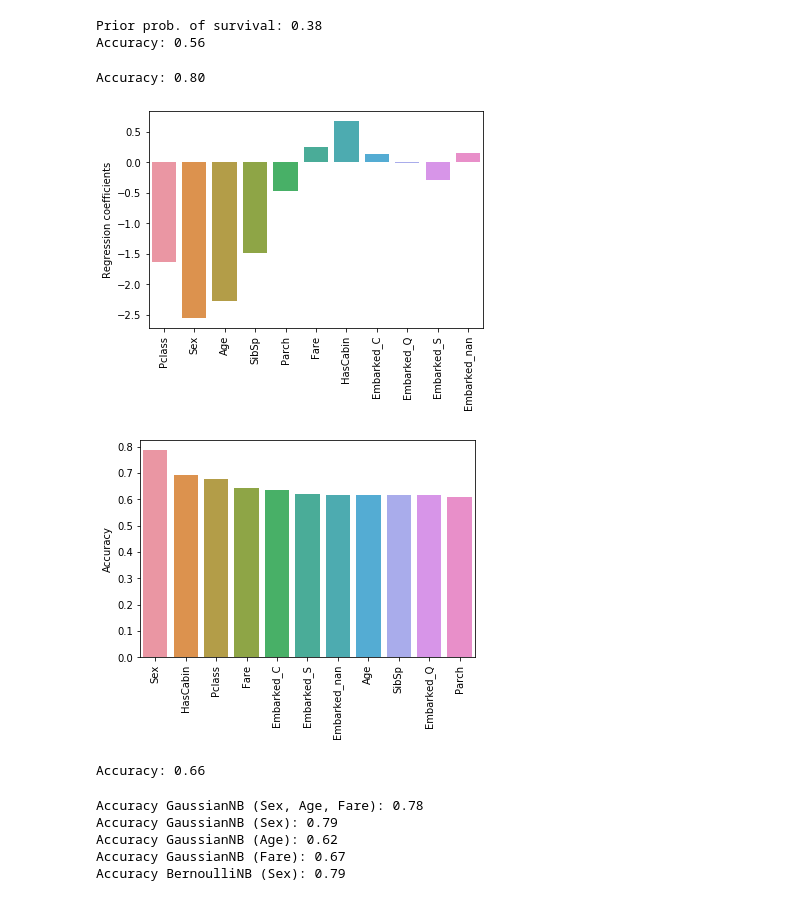
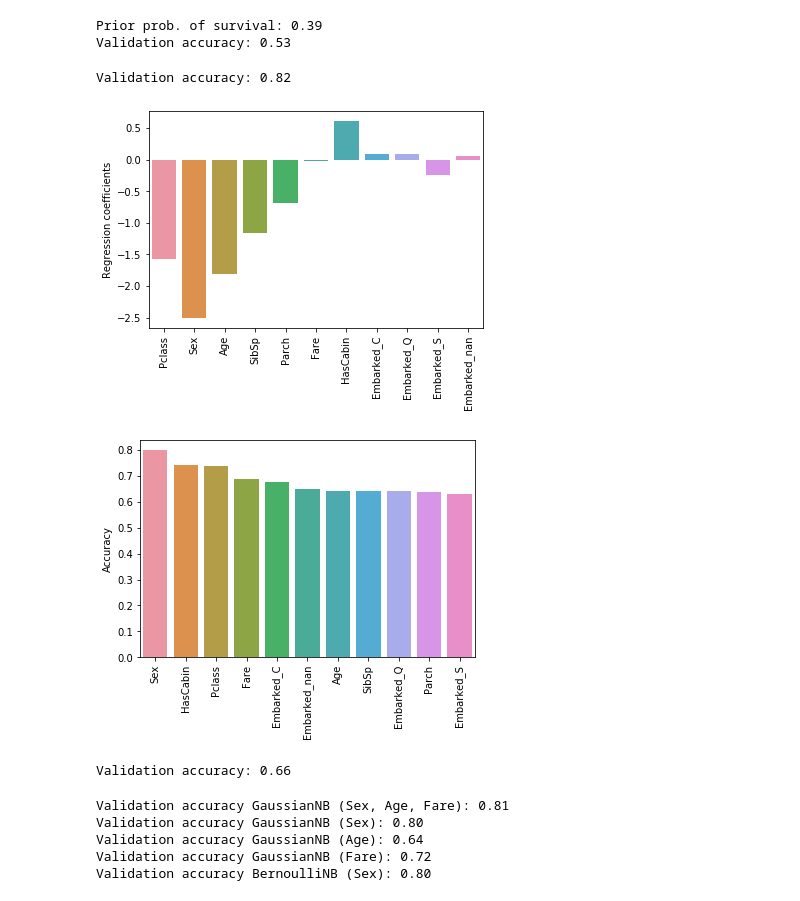
Before and after one commit to benjaminalt/kaggle-challenge-titanic, a Jupyter notebook: prediction.ipynb, the cells around one changed output. Saved outputs shown, nothing was run; the diff lists cells and outputs as text; code cells hidden in the pictures.

Commit message:
Train/validate split

```diff
--- a/prediction.ipynb
+++ b/prediction.ipynb
@@ -31,57 +22,60 @@ test_data = pd.read_csv("data/test.csv")
 train_data = clean_data(train_data)
 test_data = clean_data(test_data)
 
-x_train = train_data.drop("Survived", axis=1)
-y_train = train_data["Survived"]
+n_train = int(len(train_data) * 0.8)
+n_validate = len(train_data) - n_train
+x_train = train_data.drop("Survived", axis=1).head(n_train)
+y_train = train_data["Survived"].head(n_train)
+x_validate = train_data.drop("Survived", axis=1).tail(n_validate)
+y_validate = train_data["Survived"].tail(n_validate)
 # %%
 # Baseline: Random using prior
-survival_prior = train_data["Survived"].mean()
+survival_prior = y_train.mean()
 print("Prior prob. of survival: {:.2f}".format(survival_prior))
-predictions = np.random.choice([0,1], len(train_data), p=[1-survival_prior, survival_prior])
-print("Accuracy: {:.2f}".format(accuracy_score(y_train, predictions)))
+predictions = np.random.choice([0,1], len(y_validate), p=[1-survival_prior, survival_prior])
+print("Validation accuracy: {:.2f}".format(accuracy_score(y_validate, predictions)))
 # %% [output]
-Prior prob. of survival: 0.38
-Accuracy: 0.56
+Prior prob. of survival: 0.39
+Validation accuracy: 0.53
 # %%
 # Logistic regression
 scaler = MinMaxScaler()
 x_scaled = scaler.fit_transform(x_train)
-test_scaled = scaler.transform(test_data)
+validation_scaled = scaler.transform(x_validate)
 
 logistic_regression = LogisticRegression(solver="lbfgs")
 logistic_regression.fit(x_scaled, y_train)
 
-predictions = logistic_regression.predict(x_scaled)
-print("Accuracy: {:.2f}".format(accuracy_score(y_train, predictions)))
+predictions = logistic_regression.predict(validation_scaled)
+print("Validation accuracy: {:.2f}".format(accuracy_score(y_validate, predictions)))
 coeff_bars = sns.barplot(x_train.columns, logistic_regression.coef_[0])
 coeff_bars.set_ylabel("Regression coefficients")
 for item in coeff_bars.get_xticklabels():
     item.set_rotation("vertical")
 # %% [output]
-Accuracy: 0.80
+Validation accuracy: 0.82
-[figure, old version]
+[figure, new version]
 # %%
 # Single-feature regressions
 accuracies = {}
 for independent_variable in x_train.columns:
-    x_train_small = train_data[[independent_variable]]
     scaler = MinMaxScaler()
-    x_scaled_small = scaler.fit_transform(x_train_small)
+    x_scaled = scaler.fit_transform(x_train[[independent_variable]])
     logistic_regression = LogisticRegression(solver="lbfgs")
-    logistic_regression.fit(x_scaled_small, y_train)
-    predictions = logistic_regression.predict(x_scaled_small)
-    acc = accuracy_score(y_train, predictions)
+    logistic_regression.fit(x_scaled, y_train)
+    x_scaled_validate = scaler.transform(x_validate[[independent_variable]])
+    predictions = logistic_regression.predict(x_scaled_validate)
+    acc = accuracy_score(y_validate, predictions)
     accuracies[independent_variable] = acc
 accuracies_ordered = collections.OrderedDict({k: v for k, v in sorted(accuracies.items(), key=lambda item: item[1], reverse=True)})
 acc_bars = sns.barplot(list(accuracies_ordered.keys()), list(accuracies_ordered.values()))
 acc_bars.set_ylabel("Accuracy")
 for item in acc_bars.get_xticklabels():
     item.set_rotation("vertical")
 # %% [output]
-[figure, old version]
+[figure, new version]
 # %%
 # Bayesian inference on sex
-
 posteriors = {}
 for sex in range(2):
     # likelihood: Probability of sex given survived
@@ -94,36 +88,39 @@ for sex in range(2):
     posteriors[sex] = posterior
 def draw_survived(x):
     return np.random.choice([0,1], p=[1-posteriors[x], posteriors[x]])
-predictions = x_train["Sex"].apply(draw_survived)
-print("Accuracy: {:.2f}".format(accuracy_score(y_train, predictions)))
+predictions = x_validate["Sex"].apply(draw_survived)
+print("Validation accuracy: {:.2f}".format(accuracy_score(y_validate, predictions)))
 # %% [output]
-Accuracy: 0.66
+Validation accuracy: 0.66
 # %%
 # Gaussian Naive Bayes classifier using sex, age and fare
 features = ["Sex", "Age",  "Fare"]
 gnb = GaussianNB()
-x_train_small = x_train[features]
-predictions = gnb.fit(x_train_small, y_train).predict(x_train_small)
-print("Accuracy GaussianNB (Sex, Age, Fare): {:.2f}".format(accuracy_score(y_train, predictions)))
+predictions = gnb.fit(x_train[features], y_train).predict(x_validate[features])
+print("Validation accuracy GaussianNB (Sex, Age, Fare): {:.2f}".format(accuracy_score(y_validate, predictions)))
 
 for feature in features:
     gnb = GaussianNB()
     x_train_feat = x_train[feature].to_numpy()
     x_train_feat = np.expand_dims(x_train_feat, -1)
-    predictions = gnb.fit(x_train_feat, y_train).predict(x_train_feat)
-    print("Accuracy GaussianNB ({}): {:.2f}".format(feature, accuracy_score(y_train, predictions)))
+    x_validate_feat = x_validate[feature].to_numpy()
+    x_validate_feat = np.expand_dims(x_validate_feat, -1)
+    predictions = gnb.fit(x_train_feat, y_train).predict(x_validate_feat)
+    print("Validation accuracy GaussianNB ({}): {:.2f}".format(feature, accuracy_score(y_validate, predictions)))
 
 
 bnb = BernoulliNB()
 x_train_feat = x_train["Sex"].to_numpy()
 x_train_feat = np.expand_dims(x_train_feat, -1)
-predictions = bnb.fit(x_train_feat, y_train).predict(x_train_feat)
-print("Accuracy BernoulliNB (Sex): {:.2f}".format(accuracy_score(y_train, predictions)))
+x_validate_feat = x_validate["Sex"].to_numpy()
+x_validate_feat = np.expand_dims(x_validate_feat, -1)
+predictions = bnb.fit(x_train_feat, y_train).predict(x_validate_feat)
+print("Validation accuracy BernoulliNB (Sex): {:.2f}".format(accuracy_score(y_validate, predictions)))
 # %% [output]
-Accuracy GaussianNB (Sex, Age, Fare): 0.78
-Accuracy GaussianNB (Sex): 0.79
-Accuracy GaussianNB (Age): 0.62
-Accuracy GaussianNB (Fare): 0.67
-Accuracy BernoulliNB (Sex): 0.79
+Validation accuracy GaussianNB (Sex, Age, Fare): 0.81
+Validation accuracy GaussianNB (Sex): 0.80
+Validation accuracy GaussianNB (Age): 0.64
+Validation accuracy GaussianNB (Fare): 0.72
+Validation accuracy BernoulliNB (Sex): 0.80
 # %%
 # Random Forest
```
Also changed, not shown: parts of 5 cells of this notebook.
